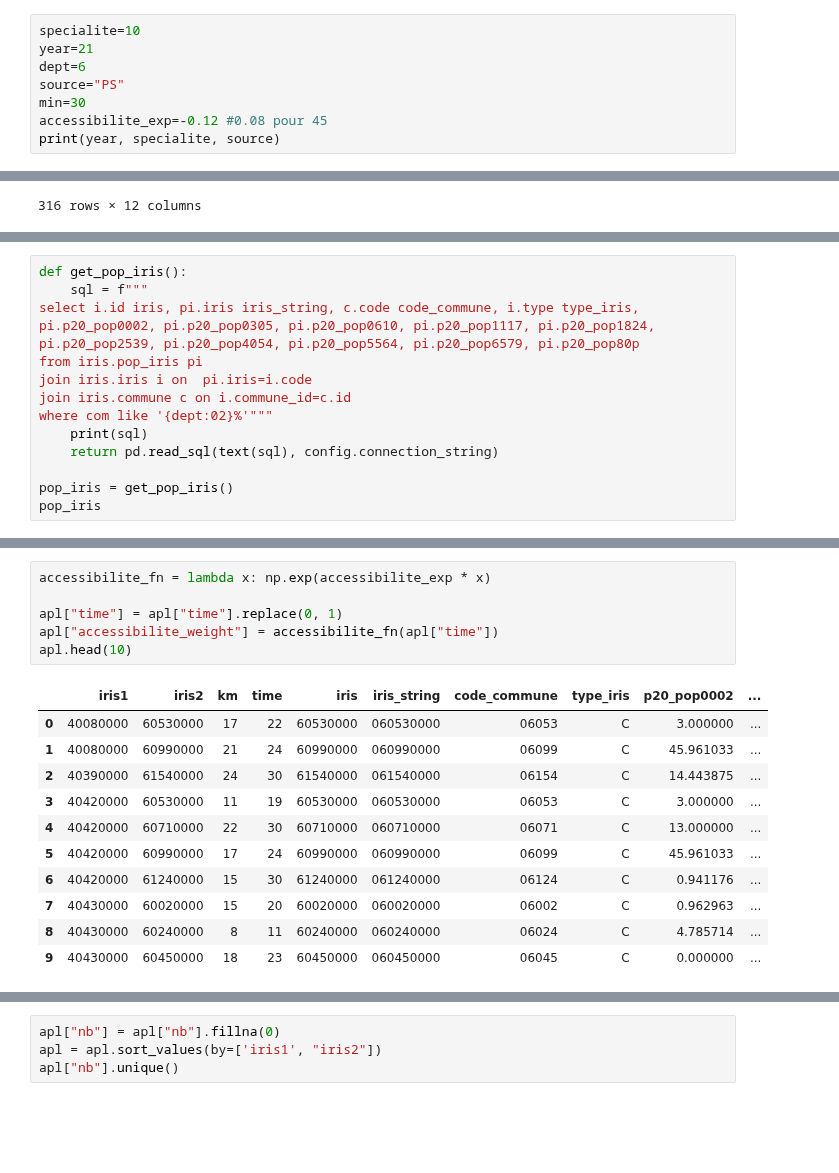
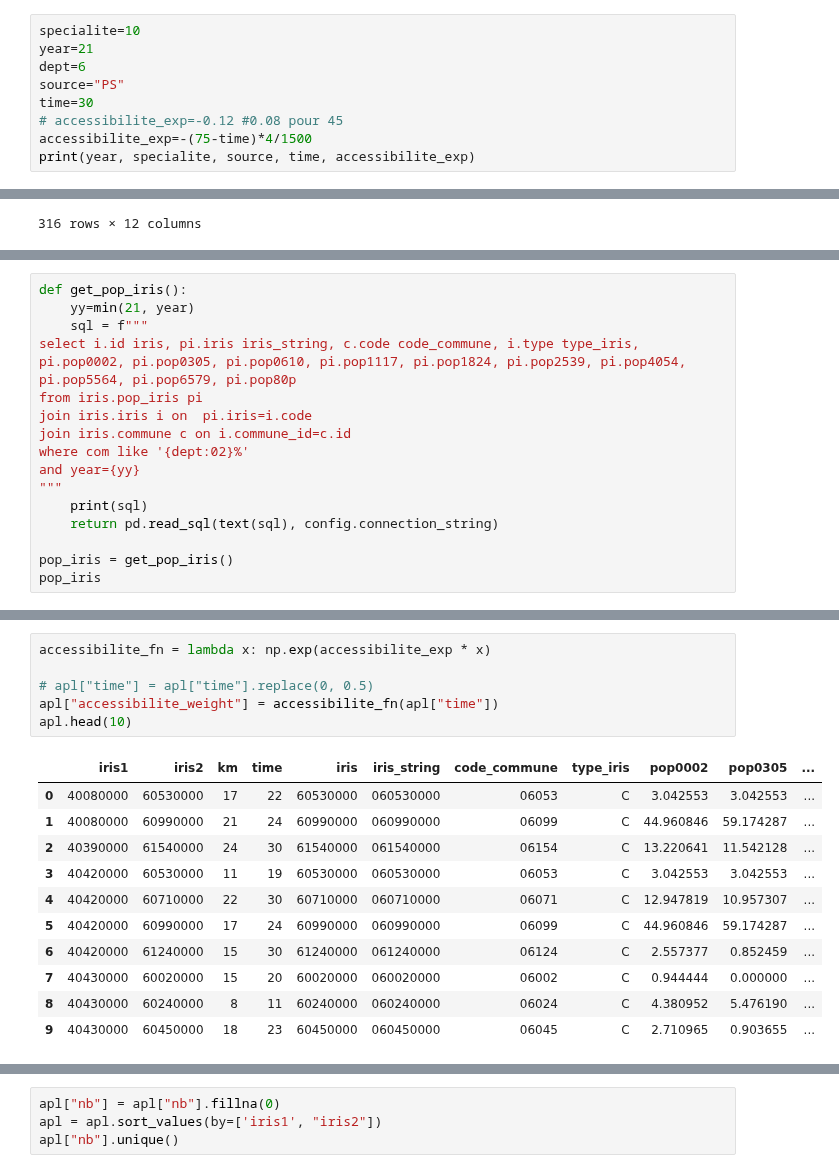
Before and after one commit to cyrilvincent/skema, a Jupyter notebook: apl/apl.ipynb, the cells around one changed output, grey strips where cells are left out. Cells and saved outputs as stored; diff of their text form; blank space fills up the shorter version.

```diff
--- a/apl/apl.ipynb
+++ b/apl/apl.ipynb
@@ -14,7 +14,8 @@ specialite=10
 year=21
 dept=6
 source="PS"
-min=30
-accessibilite_exp=-0.12 #0.08 pour 45
-print(year, specialite, source)
+time=30
+# accessibilite_exp=-0.12 #0.08 pour 45
+accessibilite_exp=-(75-time)*4/1500
+print(year, specialite, source, time, accessibilite_exp)
 # %% [output]
@@ -184,12 +187,15 @@ iris_matrix
 117769 rows × 5 columns
 # %%
 def get_pop_iris():
+    yy=min(21, year)
     sql = f"""
-select i.id iris, pi.iris iris_string, c.code code_commune, i.type type_iris, pi.p20_pop0002, pi.p20_pop0305, pi.p20_pop0610, pi.p20_pop1117, pi.p20_pop1824, pi.p20_pop2539, pi.p20_pop4054, pi.p20_pop5564, pi.p20_pop6579, pi.p20_pop80p
+select i.id iris, pi.iris iris_string, c.code code_commune, i.type type_iris, pi.pop0002, pi.pop0305, pi.pop0610, pi.pop1117, pi.pop1824, pi.pop2539, pi.pop4054, pi.pop5564, pi.pop6579, pi.pop80p
 from iris.pop_iris pi
 join iris.iris i on  pi.iris=i.code
 join iris.commune c on i.commune_id=c.id
-where com like '{dept:02}%'"""
+where com like '{dept:02}%'
+and year={yy}
+"""
     print(sql)
     return pd.read_sql(text(sql), config.connection_string)
 
@@ -234,21 +241,21 @@ apl
 # %%
 accessibilite_fn = lambda x: np.exp(accessibilite_exp * x)
 
-apl["time"] = apl["time"].replace(0, 1)
+# apl["time"] = apl["time"].replace(0, 0.5)
 apl["accessibilite_weight"] = accessibilite_fn(apl["time"])
 apl.head(10)
 # %% [output]
-|  | iris1 | iris2 | km | time | iris | iris_string | code_commune | type_iris | p20_pop0002 | ... |
-| 0 | 40080000 | 60530000 | 17 | 22 | 60530000 | 060530000 | 06053 | C | 3.000000 | ... |
-| 1 | 40080000 | 60990000 | 21 | 24 | 60990000 | 060990000 | 06099 | C | 45.961033 | ... |
-| 2 | 40390000 | 61540000 | 24 | 30 | 61540000 | 061540000 | 06154 | C | 14.443875 | ... |
-| 3 | 40420000 | 60530000 | 11 | 19 | 60530000 | 060530000 | 06053 | C | 3.000000 | ... |
-| 4 | 40420000 | 60710000 | 22 | 30 | 60710000 | 060710000 | 06071 | C | 13.000000 | ... |
-| 5 | 40420000 | 60990000 | 17 | 24 | 60990000 | 060990000 | 06099 | C | 45.961033 | ... |
-| 6 | 40420000 | 61240000 | 15 | 30 | 61240000 | 061240000 | 06124 | C | 0.941176 | ... |
-| 7 | 40430000 | 60020000 | 15 | 20 | 60020000 | 060020000 | 06002 | C | 0.962963 | ... |
-| 8 | 40430000 | 60240000 | 8 | 11 | 60240000 | 060240000 | 06024 | C | 4.785714 | ... |
-| 9 | 40430000 | 60450000 | 18 | 23 | 60450000 | 060450000 | 06045 | C | 0.000000 | ... |
+|  | iris1 | iris2 | km | time | iris | iris_string | code_commune | type_iris | pop0002 | pop0305 | ... |
+| 0 | 40080000 | 60530000 | 17 | 22 | 60530000 | 060530000 | 06053 | C | 3.042553 | 3.042553 | ... |
+| 1 | 40080000 | 60990000 | 21 | 24 | 60990000 | 060990000 | 06099 | C | 44.960846 | 59.174287 | ... |
+| 2 | 40390000 | 61540000 | 24 | 30 | 61540000 | 061540000 | 06154 | C | 13.220641 | 11.542128 | ... |
+| 3 | 40420000 | 60530000 | 11 | 19 | 60530000 | 060530000 | 06053 | C | 3.042553 | 3.042553 | ... |
+| 4 | 40420000 | 60710000 | 22 | 30 | 60710000 | 060710000 | 06071 | C | 12.947819 | 10.957307 | ... |
+| 5 | 40420000 | 60990000 | 17 | 24 | 60990000 | 060990000 | 06099 | C | 44.960846 | 59.174287 | ... |
+| 6 | 40420000 | 61240000 | 15 | 30 | 61240000 | 061240000 | 06124 | C | 2.557377 | 0.852459 | ... |
+| 7 | 40430000 | 60020000 | 15 | 20 | 60020000 | 060020000 | 06002 | C | 0.944444 | 0.000000 | ... |
+| 8 | 40430000 | 60240000 | 8 | 11 | 60240000 | 060240000 | 06024 | C | 4.380952 | 5.476190 | ... |
+| 9 | 40430000 | 60450000 | 18 | 23 | 60450000 | 060450000 | 06045 | C | 2.710965 | 0.903655 | ... |
 # %%
 apl[apl["iris1"]==61290000]
 # %% [output]
```
Also changed, not shown: parts of 23 cells of this notebook, 5 other files.
